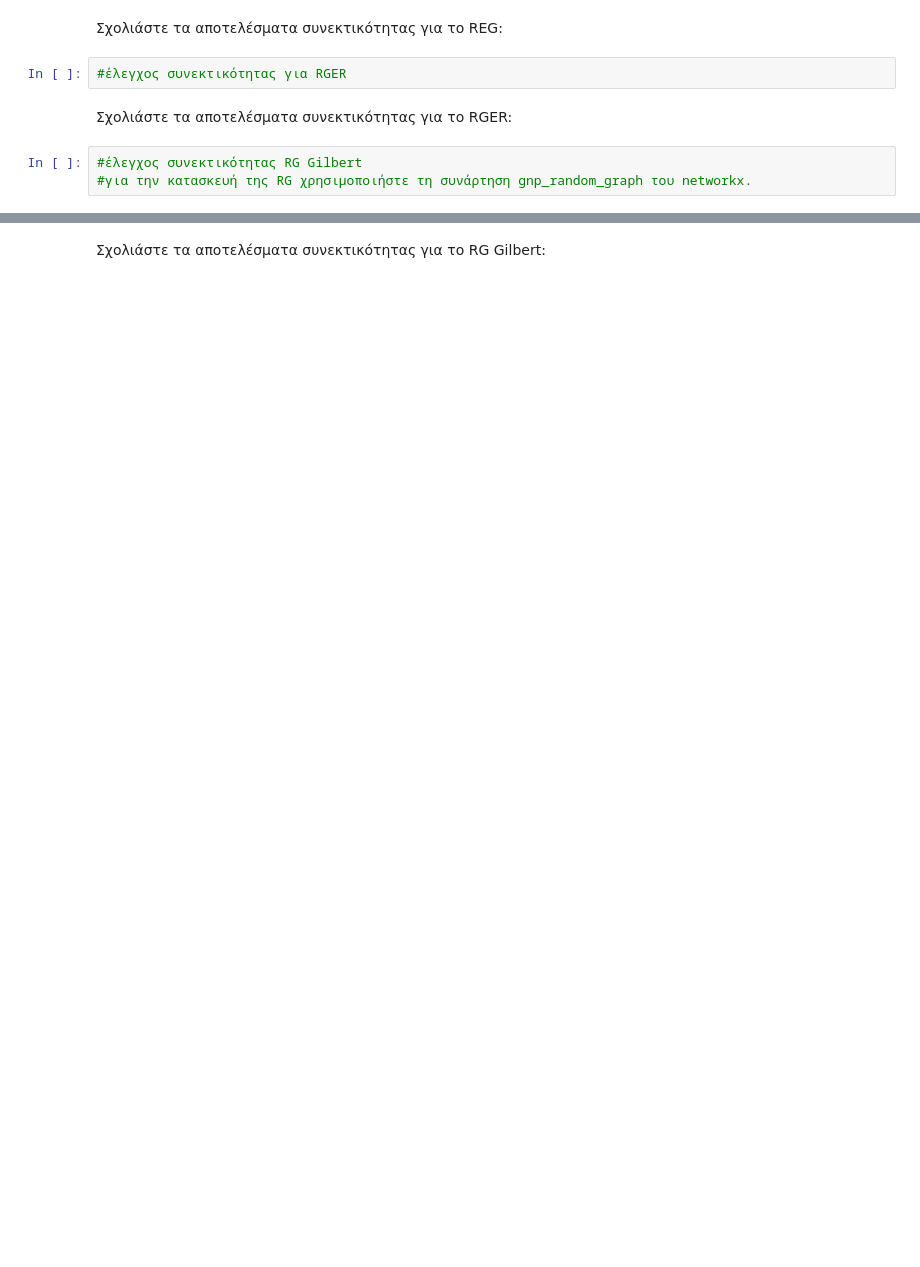
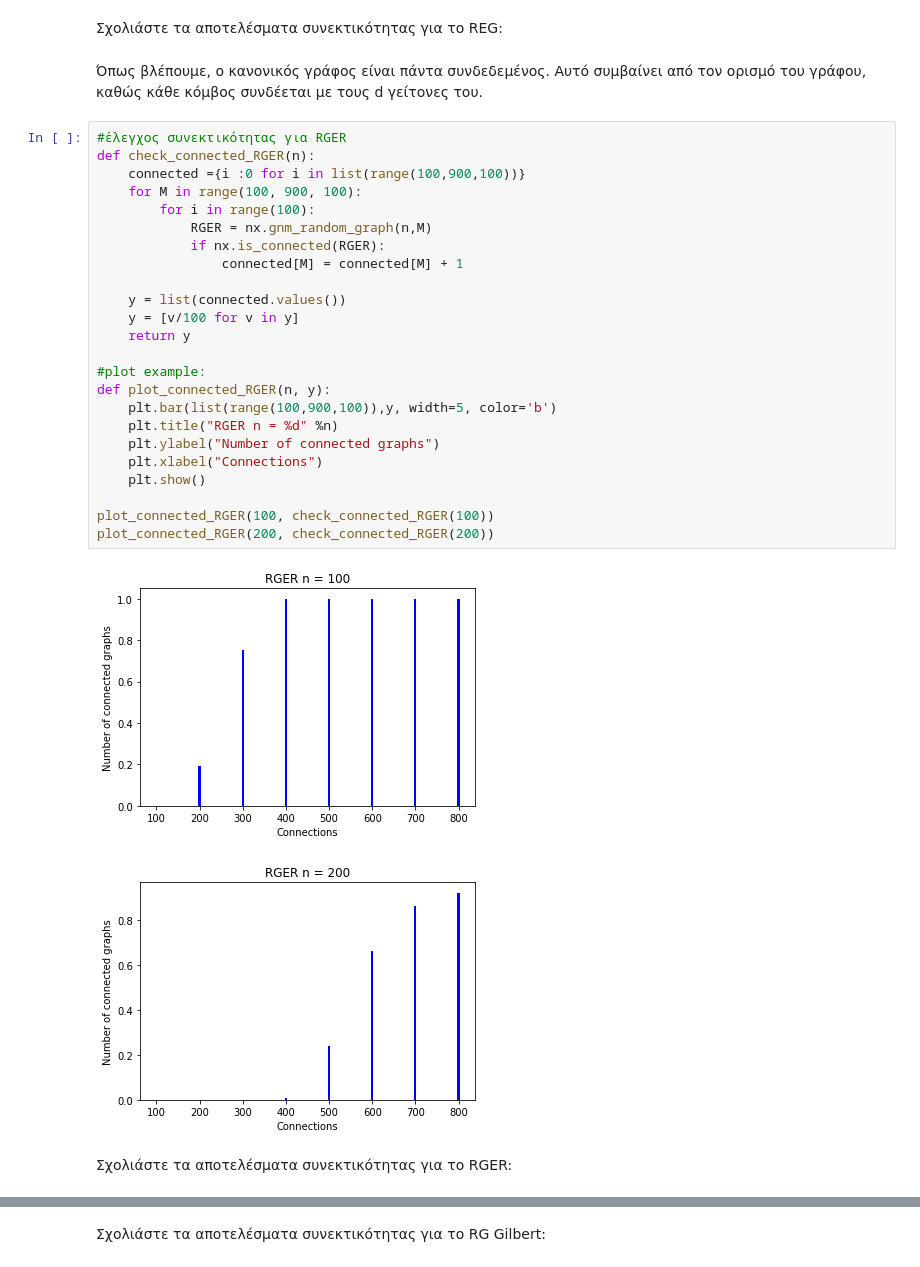
Before and after one commit to LoniasGR/socialnetanalysis, a Jupyter notebook: Lab 1/lab1_student version.ipynb, the cells around one changed output, grey strips where cells are left out. Drawn from its saved outputs; the diff is of its cells as text; blank space fills up the shorter version.

```diff
--- a/Lab 1/lab1_student version.ipynb
+++ b/Lab 1/lab1_student version.ipynb
@@ -934,9 +965,33 @@ Mean eigenvector centrality SW: 0.084087
 # %% [markdown]
 Σχολιάστε τα αποτελέσματα συνεκτικότητας για το REG:
-# %%
-#έλεγχος συνεκτικότητας για RGER
+# %% [markdown]
+Όπως βλέπουμε, ο κανονικός γράφος είναι πάντα συνδεδεμένος. Αυτό συμβαίνει από τον ορισμό του γράφου, καθώς κάθε κόμβος συνδέεται με τους d γείτονες του.
+# %%
+#έλεγχος συνεκτικότητας για RGER
+def check_connected_RGER(n):
+    connected ={i :0 for i in list(range(100,900,100))}
+    for M in range(100, 900, 100):
+        for i in range(100):
+            RGER = nx.gnm_random_graph(n,M)
+            if nx.is_connected(RGER):
+                connected[M] = connected[M] + 1
+
+    y = list(connected.values())
+    y = [v/100 for v in y]
+    return y
+
+#plot example:
+def plot_connected_RGER(n, y):
+    plt.bar(list(range(100,900,100)),y, width=5, color='b')
+    plt.title("RGER n = %d" %n)
+    plt.ylabel("Number of connected graphs")
+    plt.xlabel("Connections")
+    plt.show()
+
+plot_connected_RGER(100, check_connected_RGER(100))
+plot_connected_RGER(200, check_connected_RGER(200))
+# %% [output]
+[figure, added]
+[figure, added]
 # %% [markdown]
 Σχολιάστε τα αποτελέσματα συνεκτικότητας για το RGER:
-# %%
-#έλεγχος συνεκτικότητας RG Gilbert
-#για την κατασκευή της RG χρησιμοποιήστε τη συνάρτηση gnp_random_graph του networkx.
```
Also changed, not shown: parts of 52 cells of this notebook.
